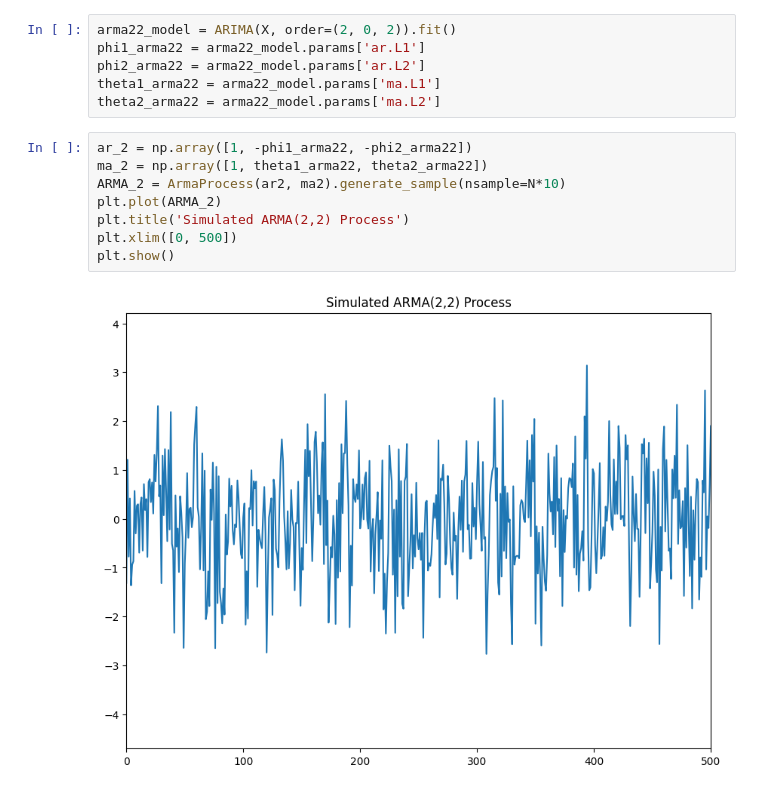
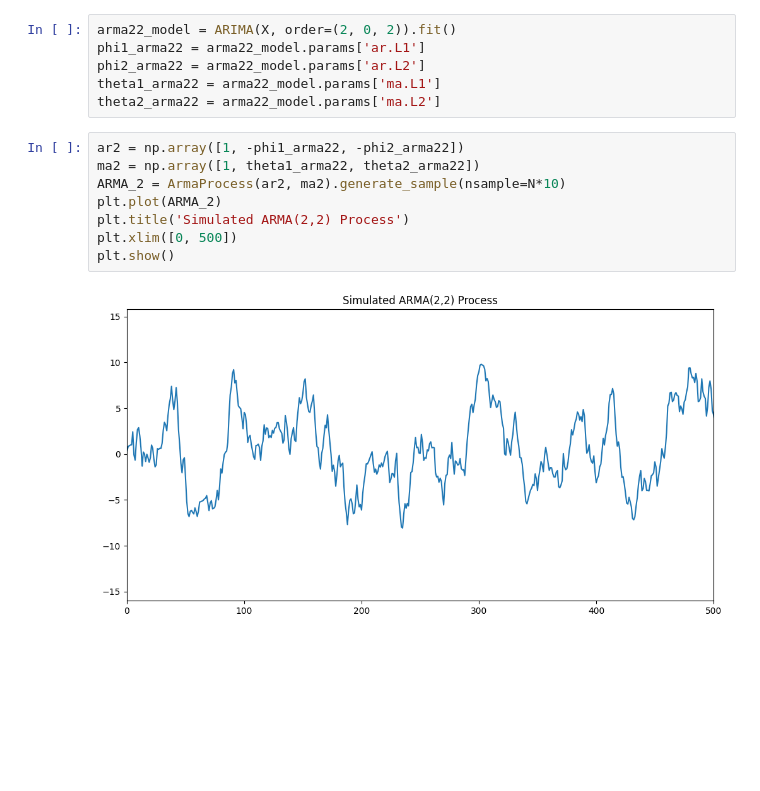
Before and after one commit to Sreevalsan-V/TSA_EXP4, a Jupyter notebook: exp_4.ipynb, the cells around one changed output. Saved outputs shown, nothing was run; the diff lists cells and outputs as text; blank space fills up the shorter version.

```diff
--- a/exp_4.ipynb
+++ b/exp_4.ipynb
@@ -52,15 +56,15 @@ phi2_arma22 = arma22_model.params['ar.L2']
 theta1_arma22 = arma22_model.params['ma.L1']
 theta2_arma22 = arma22_model.params['ma.L2']
 # %%
-ar_2 = np.array([1, -phi1_arma22, -phi2_arma22])
-ma_2 = np.array([1, theta1_arma22, theta2_arma22])
+ar2 = np.array([1, -phi1_arma22, -phi2_arma22])
+ma2 = np.array([1, theta1_arma22, theta2_arma22])
 ARMA_2 = ArmaProcess(ar2, ma2).generate_sample(nsample=N*10)
 plt.plot(ARMA_2)
 plt.title('Simulated ARMA(2,2) Process')
 plt.xlim([0, 500])
 plt.show()
 # %% [output]
-[figure, old version]
+[figure, new version]
 # %%
 plot_acf(ARMA_2)
 plt.show()
```
Also changed, not shown: parts of 4 cells of this notebook, 19 other files.
